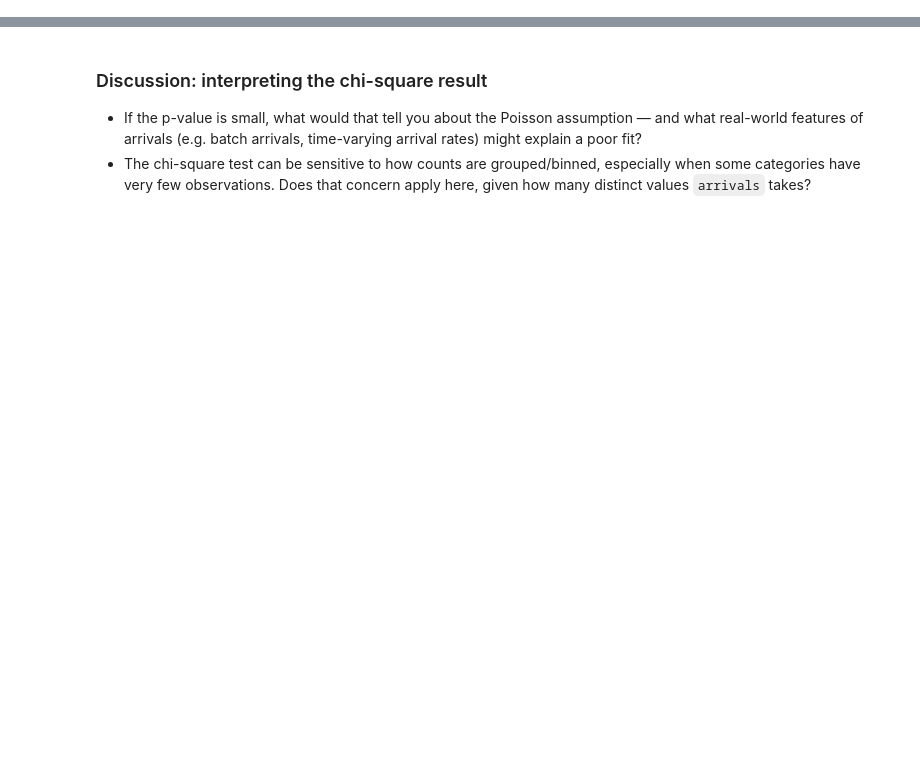
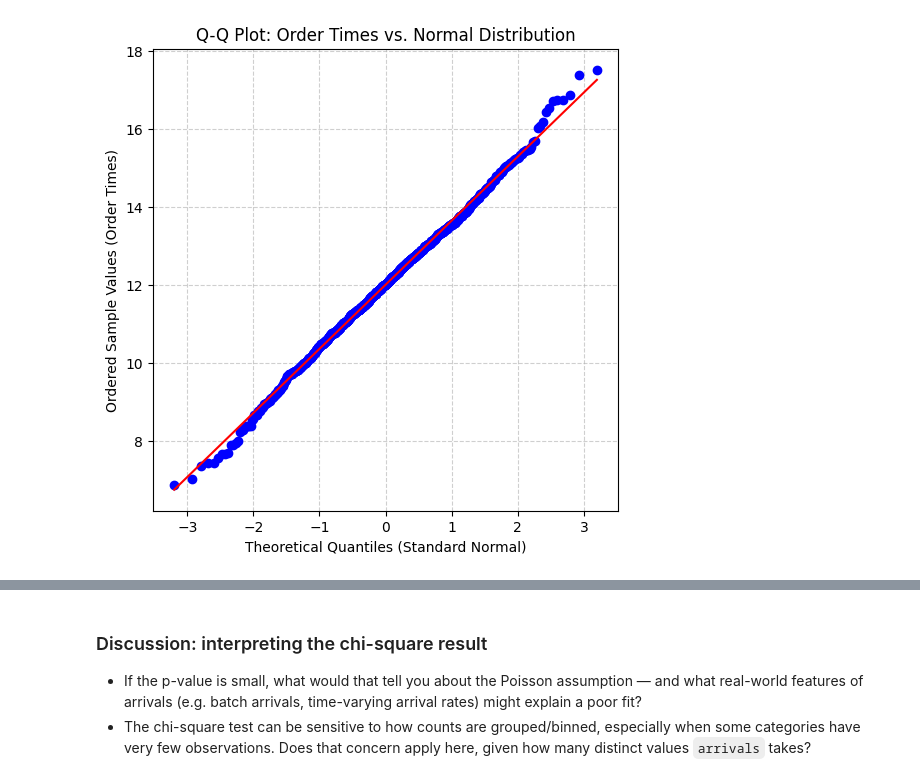
Before and after one commit to atajalili/sim, a Jupyter notebook: notebooks/session_02_input_analysis.ipynb, the cells around one changed output, grey strips where cells are left out. Saved outputs shown, nothing was run; the diff lists cells and outputs as text; code cells hidden in the pictures; blank space fills up the shorter version.

```diff
--- a/notebooks/session_02_input_analysis.ipynb
+++ b/notebooks/session_02_input_analysis.ipynb
@@ -60,0 +316,16 @@ We'll now work through this process twice: once for **continuous** data (order t
+# %%
+order_times = np.loadtxt('data/inputanalyzer_ordertimes.txt')
+
+plt.figure(figsize=(6, 6))
+
+# For a given dataset and theoretical distribution, stats.probplot computes
+# quantiles and plots against the theoretical distribution
+stats.probplot(order_times, dist="norm", plot=plt)
+
+plt.title("Q-Q Plot: Order Times vs. Normal Distribution")
+plt.xlabel("Theoretical Quantiles (Standard Normal)")
+plt.ylabel("Ordered Sample Values (Order Times)")
+plt.grid(True, linestyle="--", alpha=0.6)
+plt.show()
+# %% [output]
+[figure, added]
```
Also changed, not shown: parts of 41 cells of this notebook.
